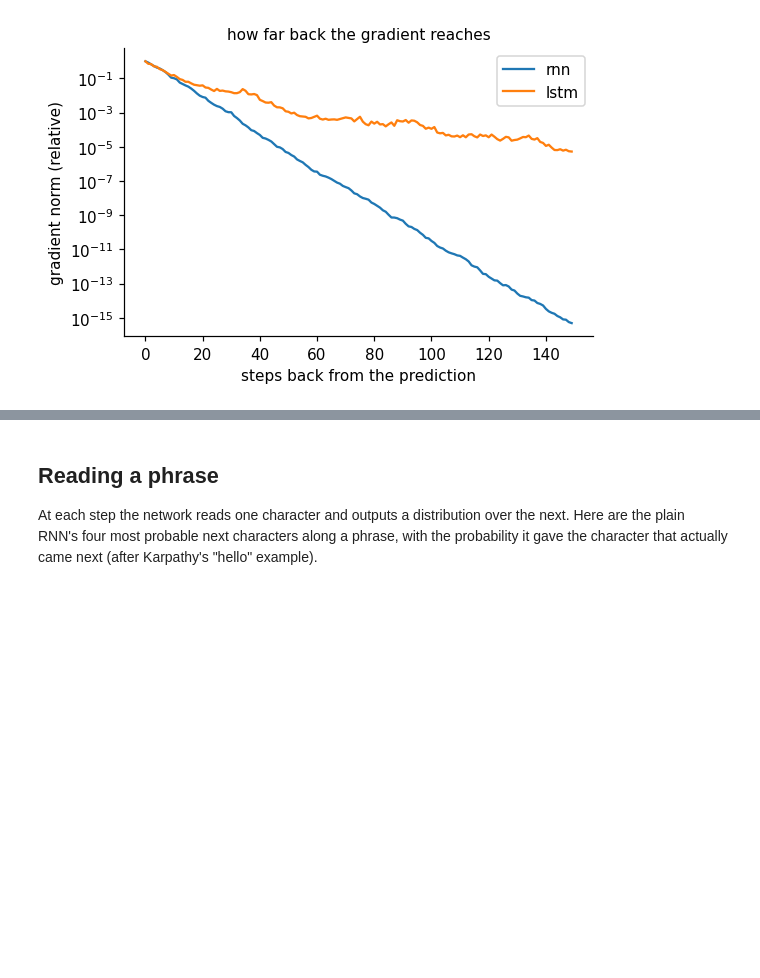
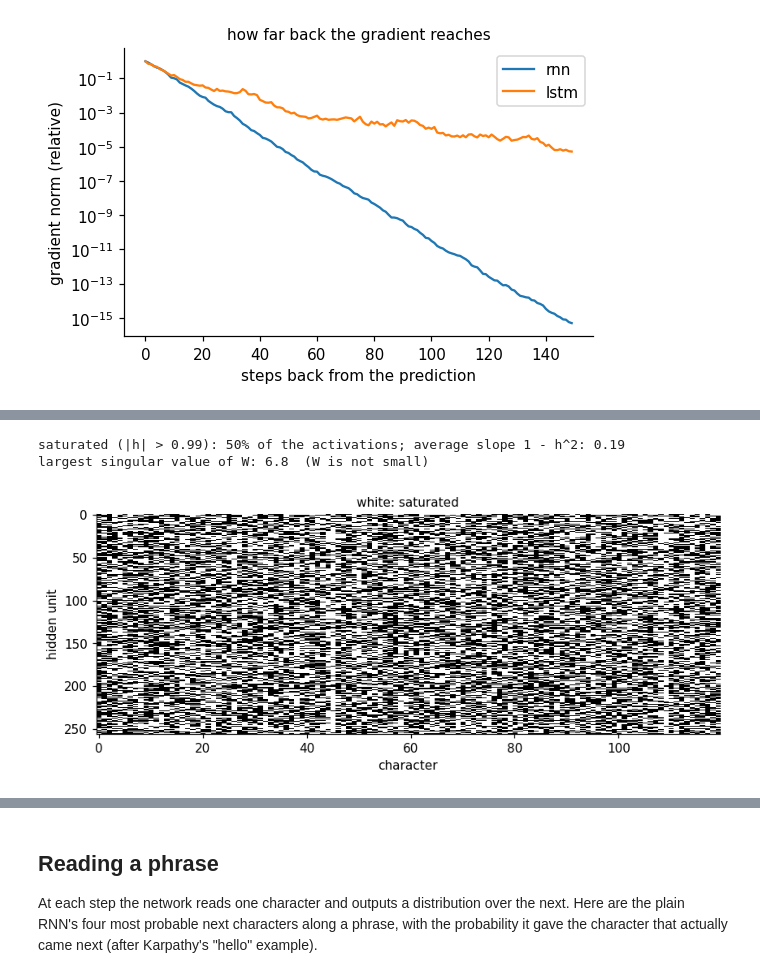
Before and after one commit to mathrulestheworld/tinylm, a Jupyter notebook: notebooks/week02_language_models.ipynb, the cells around one changed output, grey strips where cells are left out. Drawn from its saved outputs; the diff is of its cells as text; code cells hidden in the pictures; blank space fills up the shorter version.

```diff
--- a/notebooks/week02_language_models.ipynb
+++ b/notebooks/week02_language_models.ipynb
@@ -648,0 +674,16 @@ ax.set_title("how far back the gradient reaches", fontsize=10); ax.legend(); plt
+# %%
+rnn = models["rnn"]
+with torch.no_grad():
+    h, _ = rnn.rnn(rnn.emb(test_stream[None, 2000:2120]))
+h = h[0].numpy()                                     # (120 characters, 256 units)
+print(f"saturated (|h| > 0.99): {(np.abs(h) > 0.99).mean():.0%} of the activations; "
+      f"average slope 1 - h^2: {(1 - h ** 2).mean():.2f}")
+print(f"largest singular value of W: {torch.linalg.matrix_norm(rnn.rnn.weight_hh_l0, 2):.1f}  (W is not small)")
+fig, ax = plt.subplots(figsize=(9, 3.2))
+ax.imshow(np.abs(h.T) > 0.99, cmap="gray", interpolation="nearest", aspect="auto")
+ax.set_xlabel("character"); ax.set_ylabel("hidden unit"); ax.set_title("white: saturated", fontsize=10)
+plt.show()
+# %% [output]
+saturated (|h| > 0.99): 50% of the activations; average slope 1 - h^2: 0.19
+largest singular value of W: 6.8  (W is not small)
+[figure, added]
```
Also changed, not shown: parts of 20 cells of this notebook, 6 other files.
